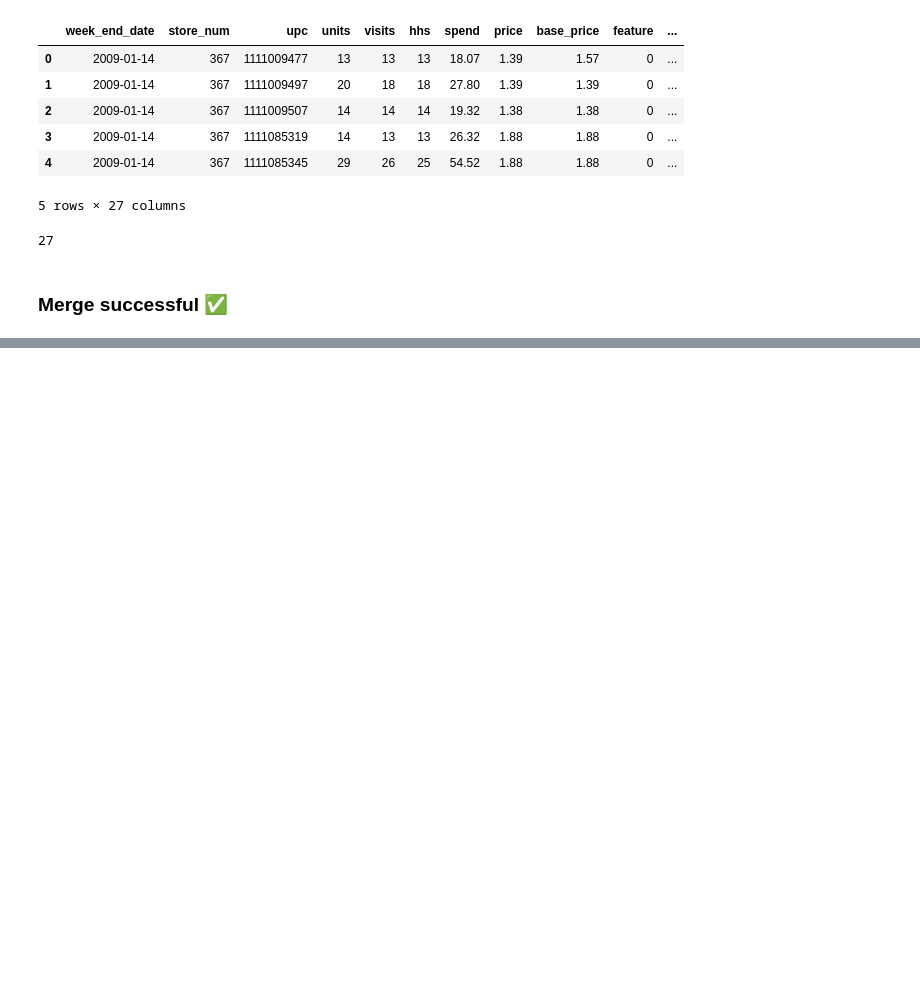
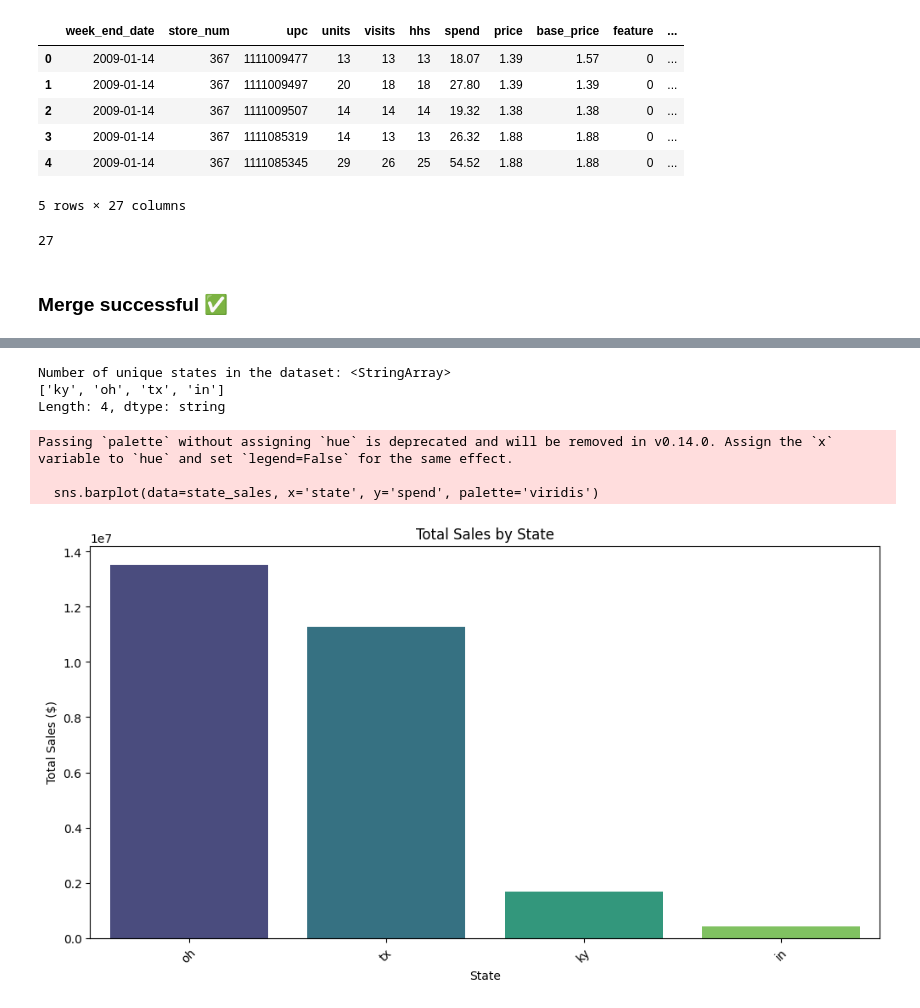
Before and after one commit to burnett013/ISM6137_GRP_Project, a Jupyter notebook: project_grp16_v3.ipynb, the cells around one changed output, grey strips where cells are left out. Drawn from its saved outputs; the diff is of its cells as text; code cells hidden in the pictures; blank space fills up the shorter version.

```diff
--- a/project_grp16_v3.ipynb
+++ b/project_grp16_v3.ipynb
@@ -152,7 +141,7 @@ tpr_only           0
 dtype: int64
 # %%
 # Drop COLUMNS: 'parking', 'unnamed: 9', and 'unnamed: 10'from df_stores (Parking values = 35%)
-df_stores.drop(columns=['parking', 'unnamed: 9', 'unnamed: 10'], inplace=True)
+df_stores.drop(columns=['parking'], inplace=True)
 # %%
 # Check missing values in all dataframes
 print("Missing values in df_stores:")
@@ -256,0 +274,13 @@ num_columns
+# %%
+#Convert store_name, city, state, segment, description, manufacturer, category, and sub_category size_unit to str dtype
+df_final['store_name'] = df_final['store_name'].astype('string')
+df_final['city'] = df_final['city'].astype('string')
+df_final['state'] = df_final['state'].astype('string')
+df_final['segment'] = df_final['segment'].astype('string')
+df_final['description'] = df_final['description'].astype('string')
+df_final['manufacturer'] = df_final['manufacturer'].astype('string')
+df_final['category'] = df_final['category'].astype('string')
+df_final['sub_category'] = df_final['sub_category'].astype('string')
+df_final['size_unit'] = df_final['size_unit'].astype('string')
+
+df_final.dtypes
@@ -256,0 +311,13 @@ num_columns
+# %%
+# 1. Create a flag for a temporary price reduction (TPR)
+df_final['tpr'] = (df_final['price'] < df_final['base_price']).astype(int)
+
+# 2. Create a single column indicating ANY promotion
+df_final['on_sale'] = (
+    (df_final['display'] == 1) |
+    (df_final['feature'] == 1) |
+    (df_final['tpr'] == 1)
+).astype(int)
+
+# Quick check
+df_final[['display', 'feature', 'tpr', 'on_sale']].head(10)
@@ -256,0 +377,30 @@ num_columns
+# %%
+# 4 states are represented in the data, KY, OH, TX, and IN
+num_states = df_final['state'].unique()
+print(f"Number of unique states in the dataset: {num_states}")
+# %% [output]
+Number of unique states in the dataset: <StringArray>
+['ky', 'oh', 'tx', 'in']
+Length: 4, dtype: string
+# %%
+# Group by state and sum the sales (spend)
+state_sales = df_final.groupby('state')['spend'].sum().reset_index()
+
+# Sort states by sales for better visualization
+state_sales = state_sales.sort_values(by='spend', ascending=False)
+
+# Plot a histogram (bar chart) of sales by state
+plt.figure(figsize=(12, 6))
+sns.barplot(data=state_sales, x='state', y='spend', palette='viridis')
+
+# Formatting
+plt.xticks(rotation=45)  # Rotate x labels if needed
+plt.xlabel("State")
+plt.ylabel("Total Sales ($)")
+plt.title("Total Sales by State")
+plt.show()
+# %% [output]
+Passing `palette` without assigning `hue` is deprecated and will be removed in v0.14.0. Assign the `x` variable to `hue` and set `legend=False` for the same effect.
+
+  sns.barplot(data=state_sales, x='state', y='spend', palette='viridis')
+[figure, added]
```
Also changed, not shown: parts of 25 cells of this notebook.
